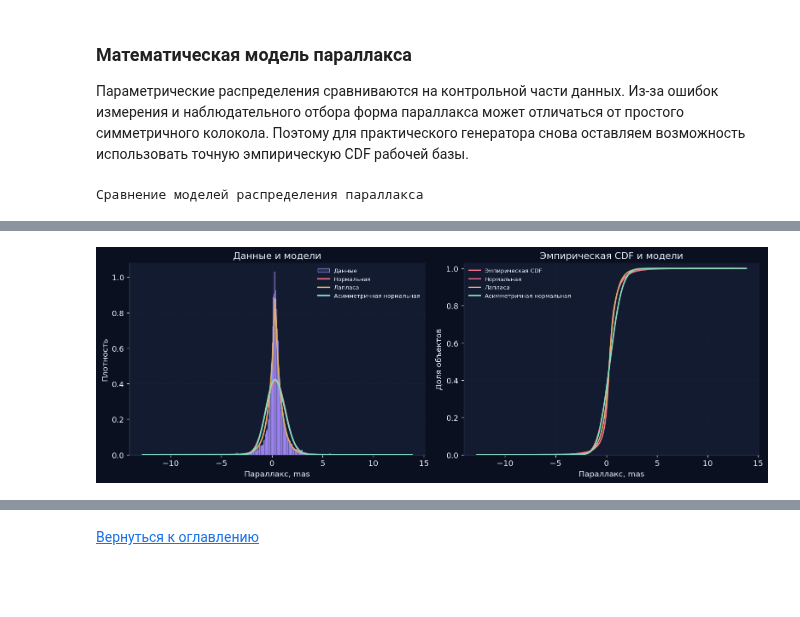
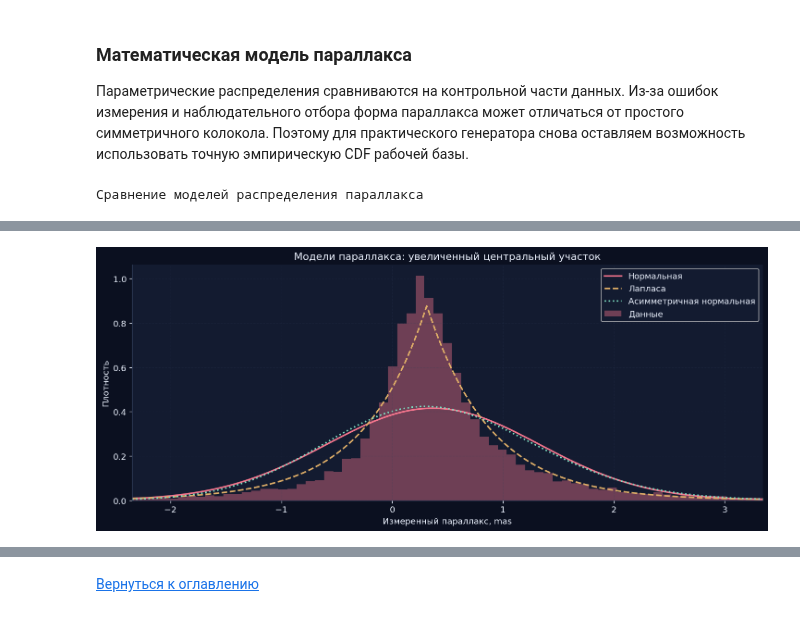
Before and after one commit to sofia28s/statistics, a Jupyter notebook: Lab01_Gaia.ipynb, the cells around one changed output, grey strips where cells are left out. Saved outputs shown, nothing was run; the diff lists cells and outputs as text; code cells hidden in the pictures; blank space fills up the shorter version.

```diff
--- a/Lab01_Gaia.ipynb
+++ b/Lab01_Gaia.ipynb
@@ -1614,7 +1764,14 @@ models_parallax.to_csv(
 )
 
 display(
-    models_parallax.round(6).style
+    models_parallax.style.format({
+    'AIC': '{:.3f}',
+    'BIC': '{:.3f}',
+    'KS D на контроле': '{:.5f}',
+    'p на контроле': '{:.3e}',
+    'p_Holm': '{:.3e}',
+    'Средний log-loss': '{:.5f}'
+})
     .set_caption('Сравнение моделей распределения параллакса')
     .set_table_styles([
         {
@@ -1677,7 +1834,88 @@ display(
     .hide(axis='index')
 )
 
-plot_models(a, info, models_parallax, fitted_parallax, 'parallax')
+lo, hi = np.quantile(a, [.01, .99])
+grid = np.linspace(lo, hi, 1200)
+edges = np.linspace(lo, hi, 70)
+
+# Делим на полное число наблюдений:
+# значения вне показанного участка сохраняют свою вероятность.
+counts, _ = np.histogram(a, bins=edges)
+density = counts / (len(a) * np.diff(edges))
+
+colors = ['#F7768E', '#E0AF68', '#7EE0C3']
+styles = ['-', '--', ':']
+
+fig, ax = plt.subplots(figsize=(12, 5), constrained_layout=True)
+ax.bar(
+    edges[:-1], density, width=np.diff(edges),
+    align='edge', color=info['color'], alpha=.4,
+    label='Данные'
+)
+
+for (name, (dist, params)), color, style in zip(
+    fitted_parallax.items(), colors, styles
+):
+    ax.plot(
+        grid, dist.pdf(grid, *params),
+        color=color, linestyle=style, linewidth=2, label=name
+    )
+
+ax.set(
+    xlim=(lo, hi),
+    xlabel='Измеренный параллакс, mas',
+    ylabel='Плотность',
+    title='Модели параллакса: увеличенный центральный участок'
+)
+ax.legend()
+ax.grid(alpha=.2)
+fig.savefig(OUT / 'parallax_models_density.png', bbox_inches='tight')
+plt.show()
+
+# Функцию распределения показываем отдельно в полном диапазоне.
+grid_full = np.linspace(a.min(), a.max(), 3000)
+ordered = np.sort(a)
+
+fig, ax = plt.subplots(figsize=(12, 5), constrained_layout=True)
+ax.step(
+    ordered, np.arange(1, len(a) + 1) / len(a),
+    where='post', color=info['color'], label='Эмпирическая CDF'
+)
+
+for (name, (dist, params)), color, style in zip(
+    fitted_parallax.items(), colors, styles
+):
+    ax.plot(
+        grid_full, dist.cdf(grid_full, *params),
+        color=color, linestyle=style, linewidth=2, label=name
+    )
+
+ax.set(
+    xlabel='Измеренный параллакс, mas',
+    ylabel='Доля объектов ≤ x',
+    ylim=(0, 1.02),
+    title='Функции распределения параллакса: полный диапазон'
+)
+ax.legend()
+ax.grid(alpha=.2)
+fig.savefig(OUT / 'parallax_models_cdf.png', bbox_inches='tight')
+plt.show()
+parameter_rows = []
+for name, (_, params) in fitted_parallax.items():
+    names = (
+        ['shape', 'loc', 'scale']
+        if len(params) == 3 else ['loc', 'scale']
+    )
+    parameter_rows.append({
+        'Модель': name,
+        **dict(zip(names, params))
+    })
+
+display(
+    pd.DataFrame(parameter_rows).style
+    .format(precision=5, na_rep='—')
+    .hide(axis='index')
+)
 
 display(HTML("""
 <div style="
@@ -1702,9 +1940,7 @@ display(HTML("""
         padding: 14px;
         line-height: 1.6;
     ">
-        Измеренный параллакс нельзя автоматически заменять расстоянием.
-        Для воспроизведения наблюдаемого распределения используем
-        эмпирическую модель.
+        Для параллакса наименьший BIC получило распределение Лапласа: примерно 15 838,6. Однако все три проверенные модели отвергаются при уровне значимости 0,05 после поправки Холма. Следовательно, распределение Лапласа оказалось лучшим среди рассмотренных вариантов, но этого недостаточно для признания его подходящей моделью. Для генерации измеренных параллаксов используем эмпирическое распределение, сохраняя отрицательные значения. Они относятся к результатам измерения с ошибкой и не означают отрицательного расстояния.
     </div>
 </div>
 """))
@@ -1717 +1953 @@ display(HTML("""
-[figure, old version]
+[figure, new version]
```
Also changed, not shown: parts of 40 cells of this notebook.
